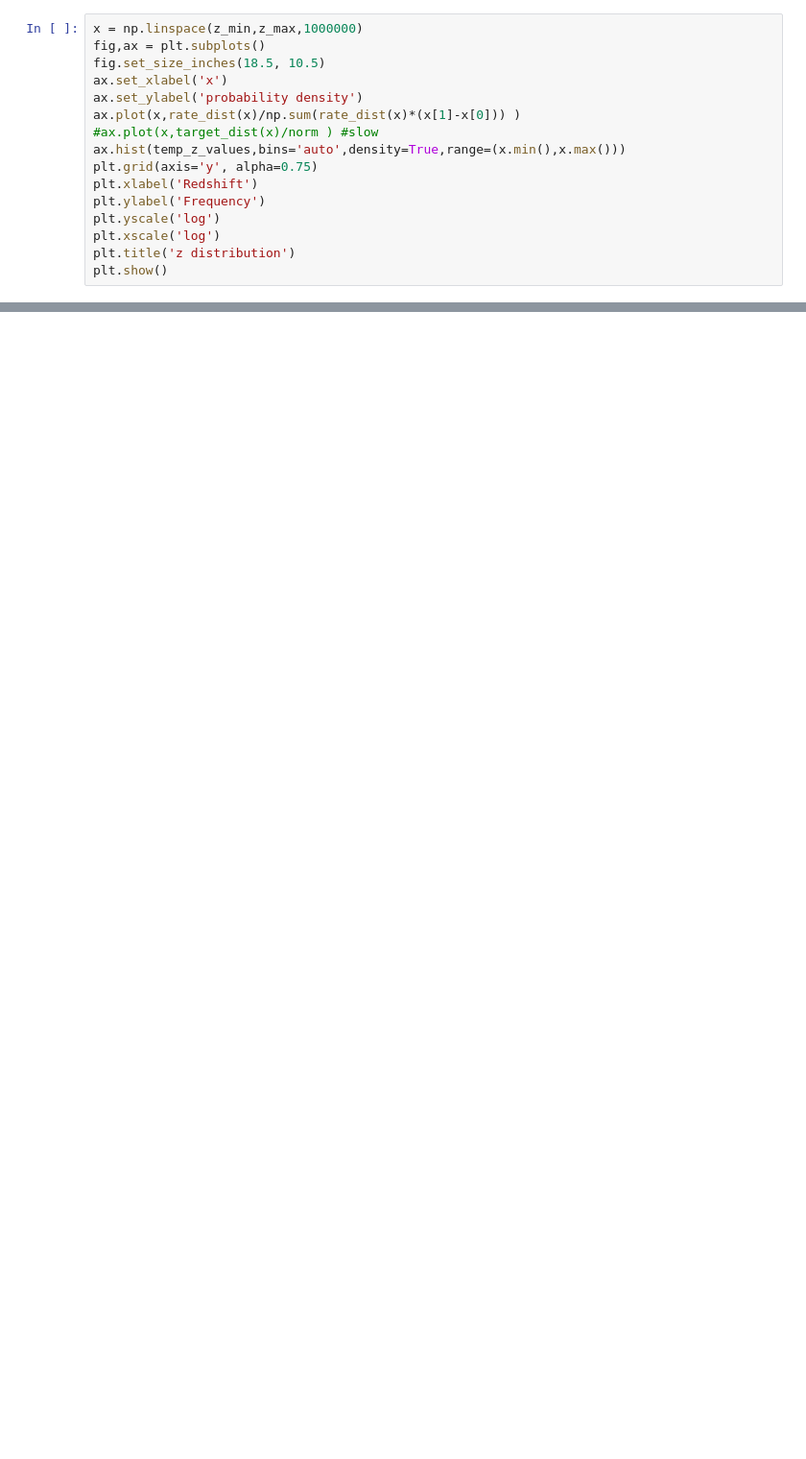
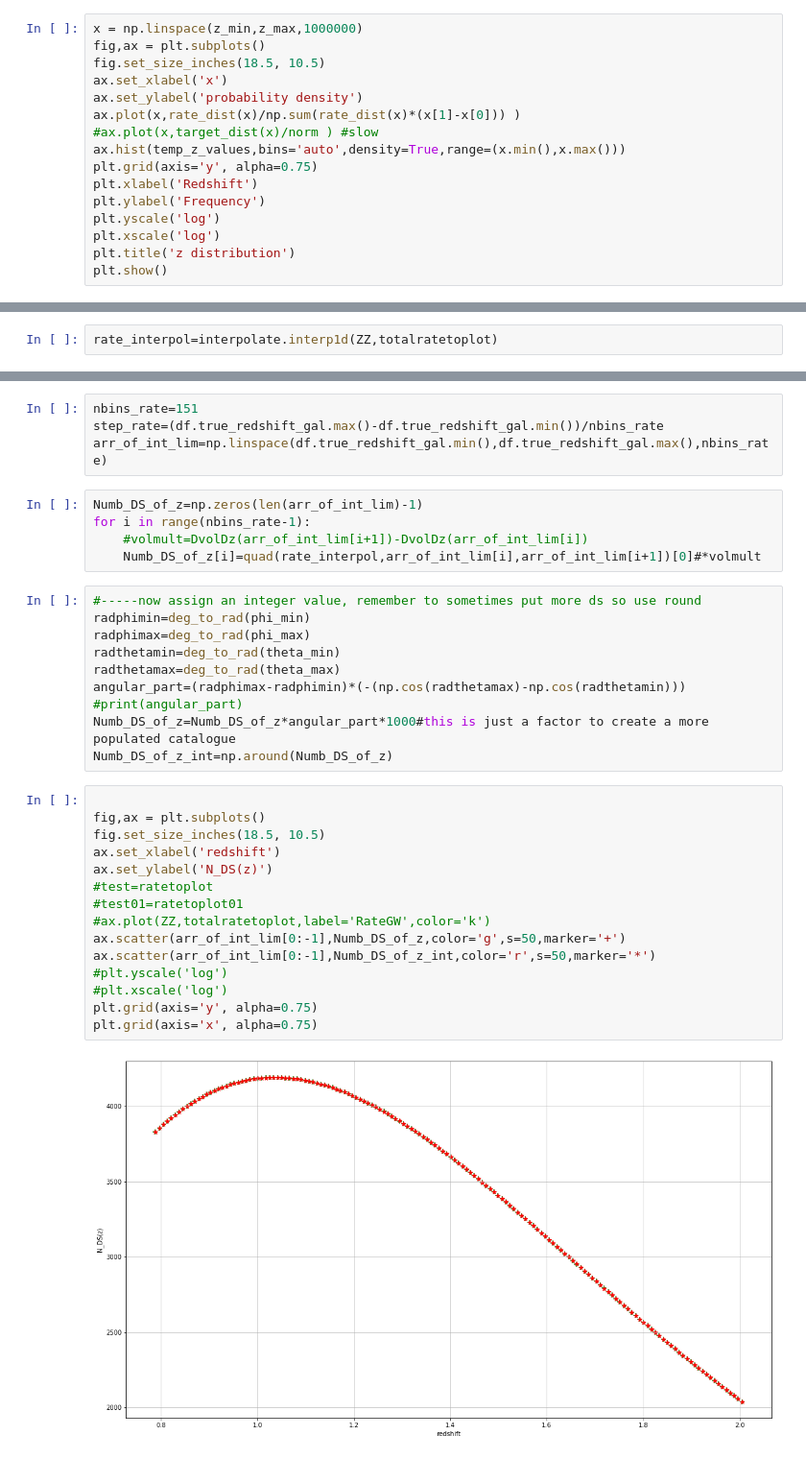
Before and after one commit to RCianca/DarkSirensStat, a Jupyter notebook: DSCatalogueCreator/DSIRE.ipynb, the cells around one changed output, grey strips where cells are left out. Shown: that part at 96% size. Cells and saved outputs as stored; diff of their text form; blank space fills up the shorter version.

Commit message:
master catalogue

```diff
--- a/DSCatalogueCreator/DSIRE.ipynb
+++ b/DSCatalogueCreator/DSIRE.ipynb
@@ -776,0 +791,2 @@ print(xDS,yDS,zDS)
+# %%
+rate_interpol=interpolate.interp1d(ZZ,totalratetoplot)
@@ -776,0 +810,36 @@ print(xDS,yDS,zDS)
+# %%
+nbins_rate=151
+step_rate=(df.true_redshift_gal.max()-df.true_redshift_gal.min())/nbins_rate
+arr_of_int_lim=np.linspace(df.true_redshift_gal.min(),df.true_redshift_gal.max(),nbins_rate)
+# %%
+Numb_DS_of_z=np.zeros(len(arr_of_int_lim)-1)
+for i in range(nbins_rate-1):
+    #volmult=DvolDz(arr_of_int_lim[i+1])-DvolDz(arr_of_int_lim[i])
+    Numb_DS_of_z[i]=quad(rate_interpol,arr_of_int_lim[i],arr_of_int_lim[i+1])[0]#*volmult
+# %%
+#-----now assign an integer value, remember to sometimes put more ds so use round
+radphimin=deg_to_rad(phi_min)
+radphimax=deg_to_rad(phi_max)
+radthetamin=deg_to_rad(theta_min)
+radthetamax=deg_to_rad(theta_max)
+angular_part=(radphimax-radphimin)*(-(np.cos(radthetamax)-np.cos(radthetamin)))
+#print(angular_part)
+Numb_DS_of_z=Numb_DS_of_z*angular_part*1000#this is just a factor to create a more populated catalogue
+Numb_DS_of_z_int=np.around(Numb_DS_of_z)
+# %%
+
+fig,ax = plt.subplots()
+fig.set_size_inches(18.5, 10.5)
+ax.set_xlabel('redshift')
+ax.set_ylabel('N_DS(z)')
+#test=ratetoplot
+#test01=ratetoplot01
+#ax.plot(ZZ,totalratetoplot,label='RateGW',color='k')
+ax.scatter(arr_of_int_lim[0:-1],Numb_DS_of_z,color='g',s=50,marker='+')
+ax.scatter(arr_of_int_lim[0:-1],Numb_DS_of_z_int,color='r',s=50,marker='*')
+#plt.yscale('log')
+#plt.xscale('log')
+plt.grid(axis='y', alpha=0.75)
+plt.grid(axis='x', alpha=0.75)
+# %% [output]
+[figure, added]
```
Also changed, not shown: parts of 26 cells of this notebook, 2 other files.
